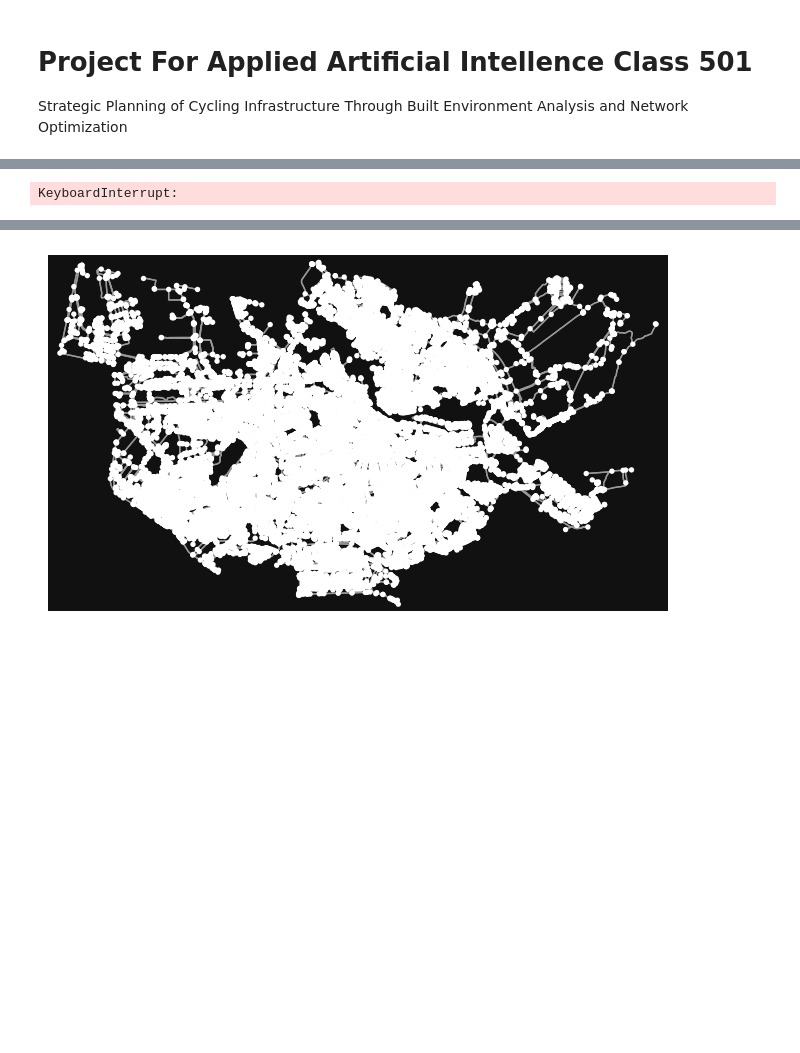
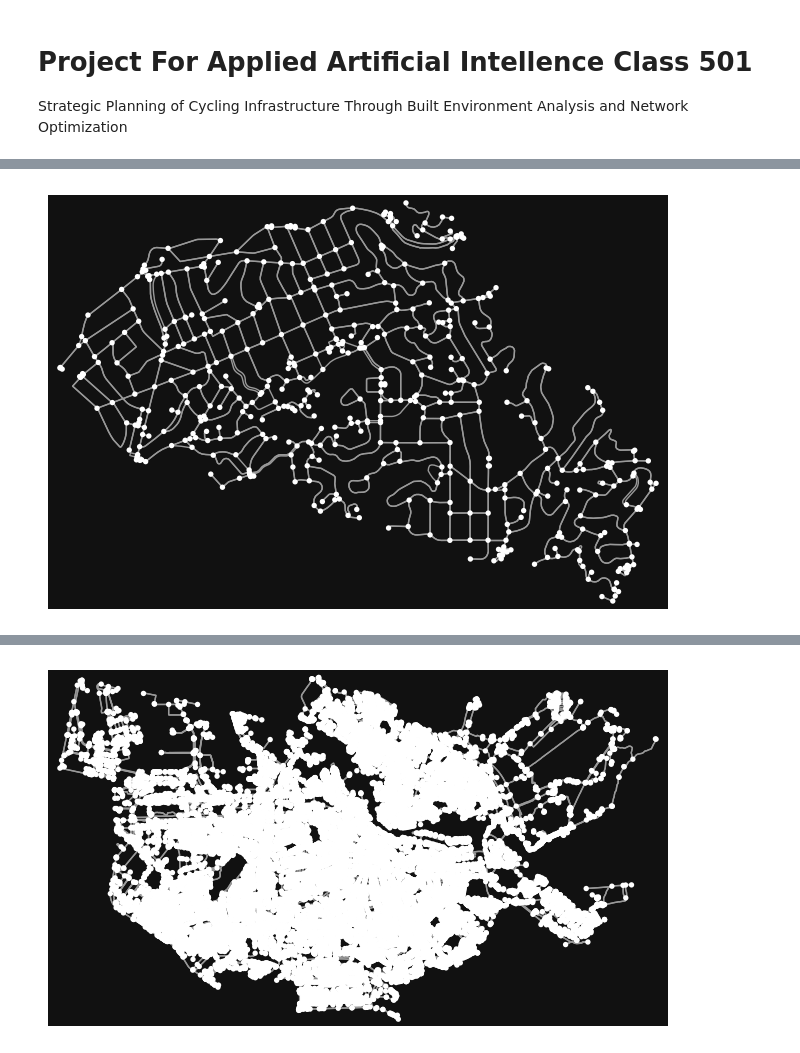
Before and after one commit to narel14/AAI-501-Grp-7, a Jupyter notebook: aai_501_final_project.ipynb, the cells around one changed output, grey strips where cells are left out. Cells and saved outputs as stored; diff of their text form; code cells hidden in the pictures; blank space fills up the shorter version.

```diff
--- a/aai_501_final_project.ipynb
+++ b/aai_501_final_project.ipynb
@@ -30,11 +29,11 @@ Requirement already satisfied: six>=1.5 in /usr/local/lib/python3.11/dist-packag
 # %%
 # Increase max query area size (e.g., to 100km * 100km)
 # The default is 50km * 50km = 2,500,000,000
 #new_max_size = 100000 * 100000  # units are meters
 #ox.config(max_query_area_size=new_max_size)
 
 # download/model a street network for some city then visualize it
-G = ox.graph.graph_from_place("Holland, Netherlands", network_type="bike")
+G = ox.graph.graph_from_place("Piedmont, California, USA", network_type="bike")
 fig, ax = ox.plot.plot_graph(G)
 # %% [output]
-KeyboardInterrupt:
+[figure, added]
```
Also changed, not shown: parts of 2 cells of this notebook.
